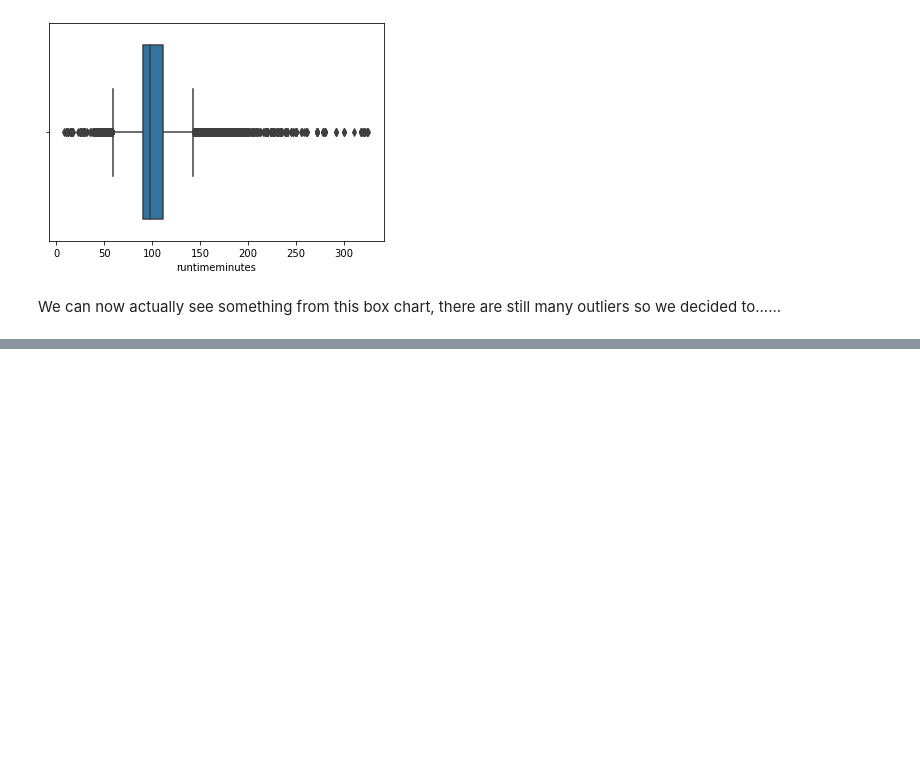
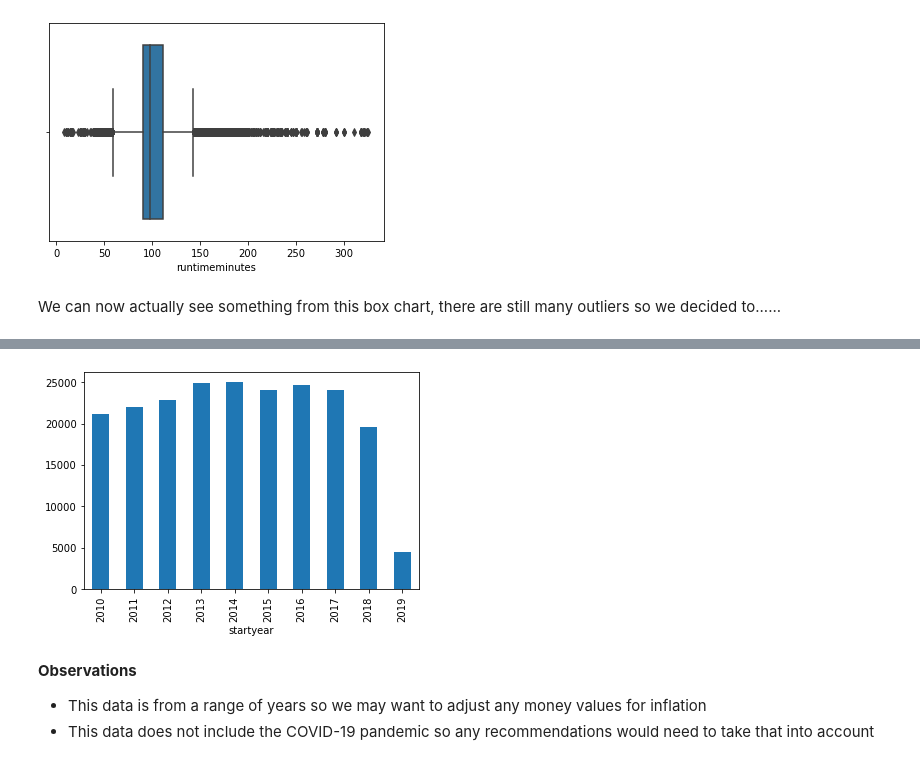
Before and after one commit to learn-co-curriculum/dsc-phase-2-project-v3, a Jupyter notebook: index.ipynb, the cells around one changed output, grey strips where cells are left out. Cells and saved outputs as stored; diff of their text form; code cells hidden in the pictures; blank space fills up the shorter version.

Commit message:
Added first EDA into dates

```diff
--- a/index.ipynb
+++ b/index.ipynb
@@ -61,3 +59,7 @@ conn = sqlite3.connect('zippedData/im.db/im.db')
+# %%
+# Switch these depending on your OS after you unzip the im.db folter
+conn = sqlite3.connect('zippedData/im.db') #Mac
+# conn = sqlite3.connect('zippedData/im.db/im.db') #PC
 # %% [markdown]
 Viewing the Data Tables;
 # %%
@@ -530,0 +554,9 @@ We can now actually see something from this box chart, there are still many outl
+# %%
+# Check how much data we have for each year
+df_clean.groupby('startyear')['movieid'].count().plot.bar();
+# %% [output]
+[figure, added]
+# %% [markdown]
+**Observations**
+- This data is from a range of years so we may want to adjust any money values for inflation
+- This data does not include the COVID-19 pandemic so any recommendations would need to take that into account
```
Also changed, not shown: parts of 5 cells of this notebook.
